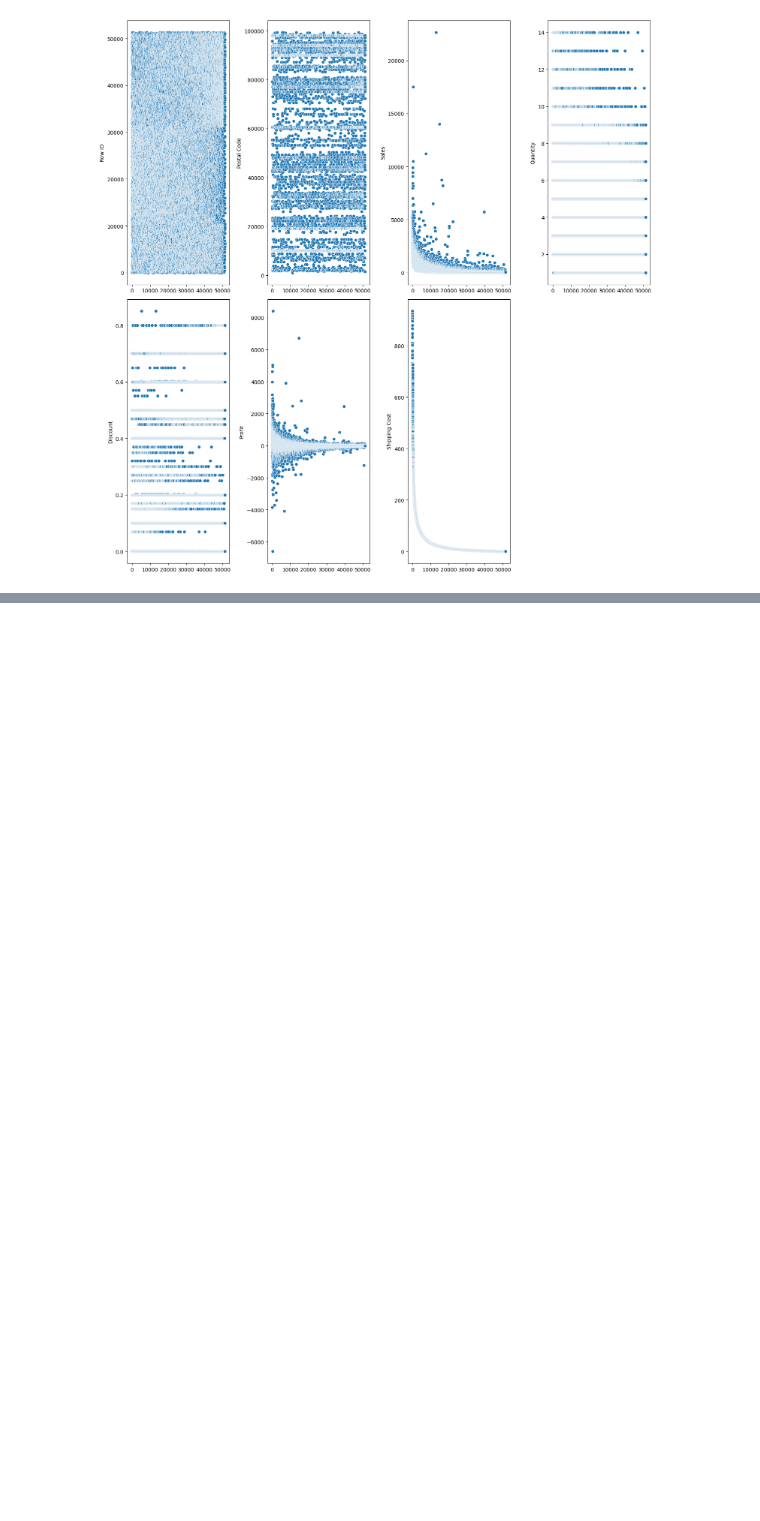
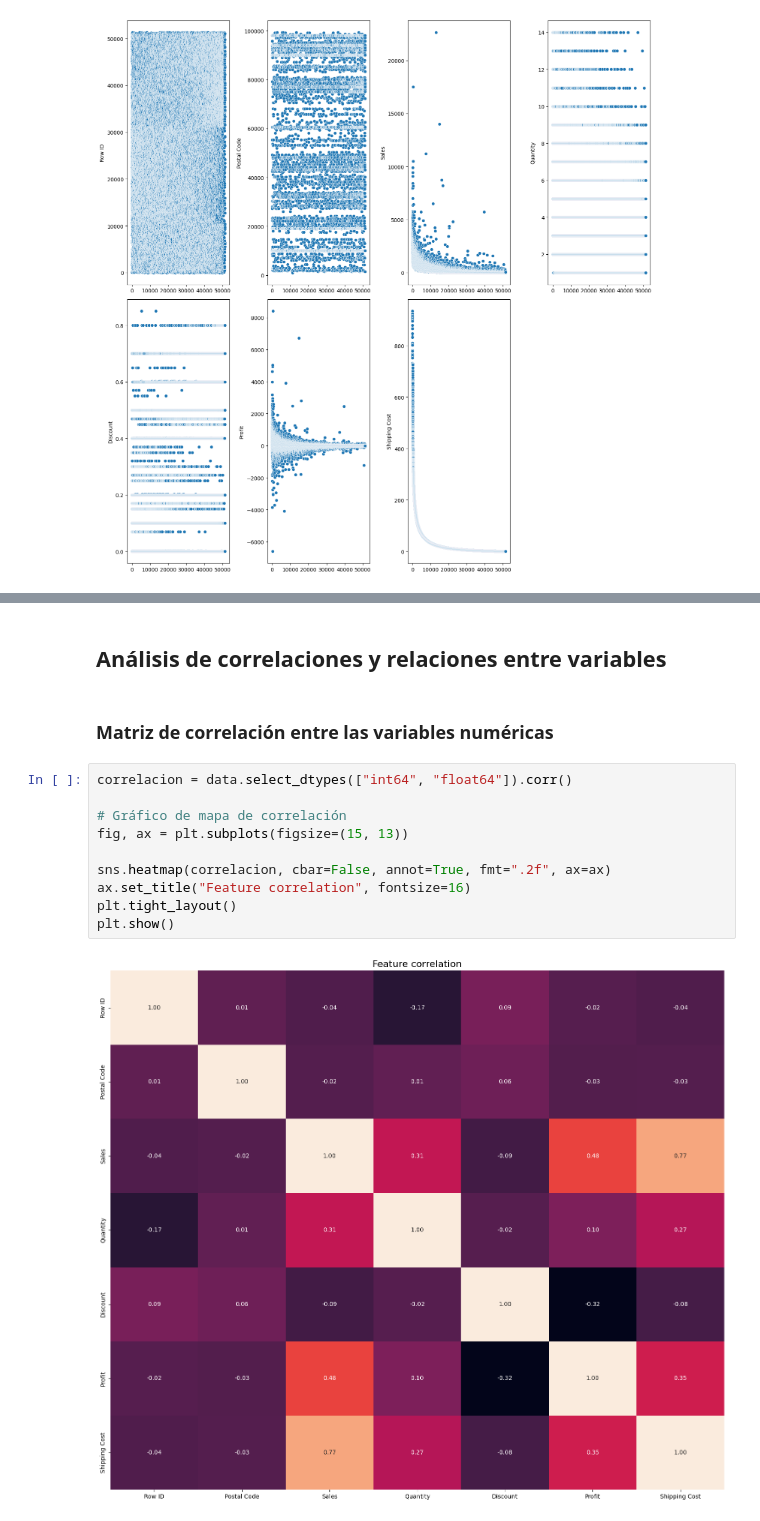
Before and after one commit to Leoga93/sistema-recomendaci-n, a Jupyter notebook: notebooks/01_data_exploration.ipynb, the cells around one changed output, grey strips where cells are left out. Cells and saved outputs as stored; diff of their text form; blank space fills up the shorter version.

```diff
--- a/notebooks/01_data_exploration.ipynb
+++ b/notebooks/01_data_exploration.ipynb
@@ -254,0 +370,16 @@ plt.show()
+# %% [markdown]
+## Análisis de correlaciones y relaciones entre variables
+# %% [markdown]
+### Matriz de correlación entre las variables numéricas
+# %%
+correlacion = data.select_dtypes(["int64", "float64"]).corr()
+
+# Gráfico de mapa de correlación
+fig, ax = plt.subplots(figsize=(15, 13))
+
+sns.heatmap(correlacion, cbar=False, annot=True, fmt=".2f", ax=ax)
+ax.set_title("Feature correlation", fontsize=16)
+plt.tight_layout()
+plt.show()
+# %% [output]
+[figure, added]
```
Also changed, not shown: parts of 32 cells of this notebook, 1 other file.
